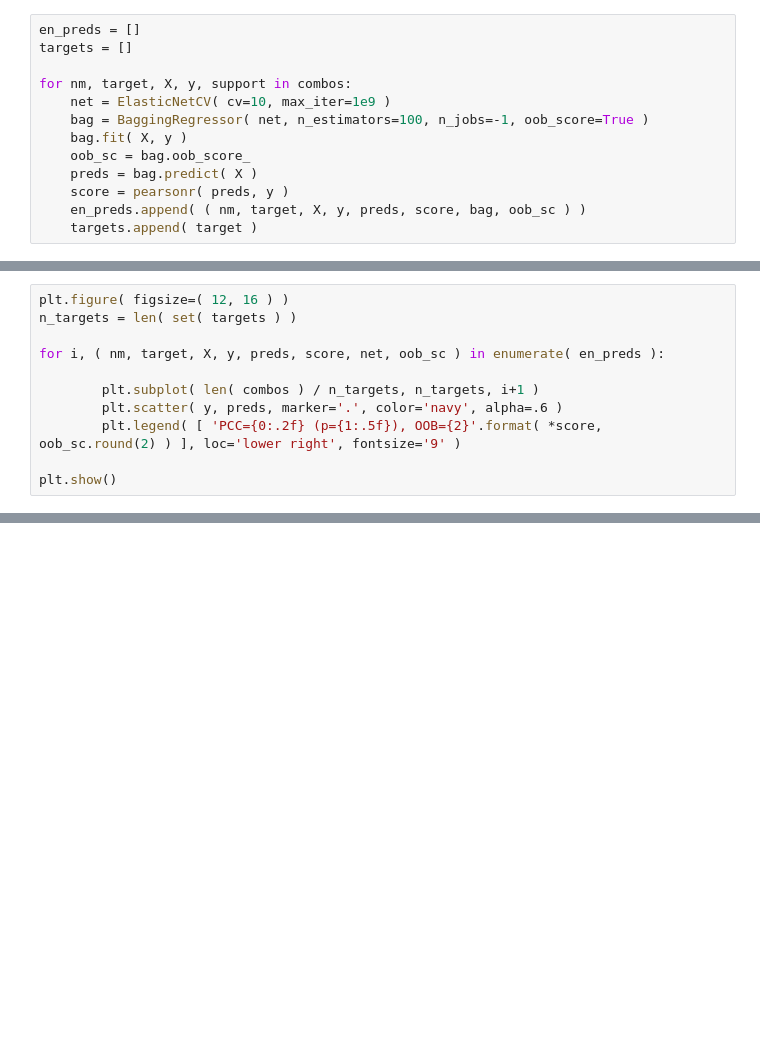
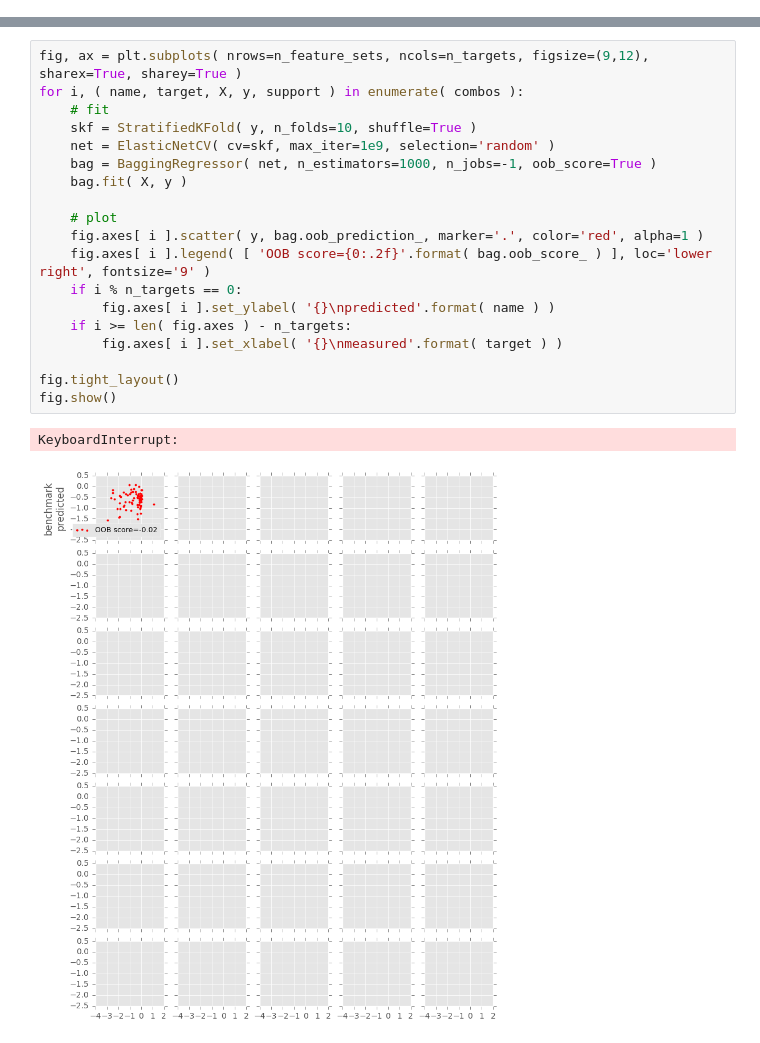
Before and after one commit to dacarlin/bagel-benchmark, a Jupyter notebook: machine_learning/elastic_net_with_bagging.ipynb, the cells around one changed output, grey strips where cells are left out. Cells and saved outputs as stored; diff of their text form; blank space fills up the shorter version.

```diff
--- a/machine_learning/elastic_net_with_bagging.ipynb
+++ b/machine_learning/elastic_net_with_bagging.ipynb
@@ -27,13 +30,0 @@ Using bagging
-# %%
-en_preds = []
-targets = []
-
-for nm, target, X, y, support in combos:
-    net = ElasticNetCV( cv=10, max_iter=1e9 )
-    bag = BaggingRegressor( net, n_estimators=100, n_jobs=-1, oob_score=True )
-    bag.fit( X, y )
-    oob_sc = bag.oob_score_
-    preds = bag.predict( X )
-    score = pearsonr( preds, y )
-    en_preds.append( ( nm, target, X, y, preds, score, bag, oob_sc ) )
-    targets.append( target )
@@ -42,11 +30,0 @@ Facet the data sets and targets
-# %%
-plt.figure( figsize=( 12, 16 ) )
-n_targets = len( set( targets ) )
-
-for i, ( nm, target, X, y, preds, score, net, oob_sc ) in enumerate( en_preds ):
-
-        plt.subplot( len( combos ) / n_targets, n_targets, i+1 )
-        plt.scatter( y, preds, marker='.', color='navy', alpha=.6 )
-        plt.legend( [ 'PCC={0:.2f} (p={1:.5f}), OOB={2}'.format( *score, oob_sc.round(2) ) ], loc='lower right', fontsize='9' )
-
-plt.show()
@@ -97,0 +35,22 @@ plt.show()
+# %%
+fig, ax = plt.subplots( nrows=n_feature_sets, ncols=n_targets, figsize=(9,12), sharex=True, sharey=True )
+for i, ( name, target, X, y, support ) in enumerate( combos ):
+    # fit
+    skf = StratifiedKFold( y, n_folds=10, shuffle=True )
+    net = ElasticNetCV( cv=skf, max_iter=1e9, selection='random' )
+    bag = BaggingRegressor( net, n_estimators=1000, n_jobs=-1, oob_score=True )
+    bag.fit( X, y )
+
+    # plot
+    fig.axes[ i ].scatter( y, bag.oob_prediction_, marker='.', color='red', alpha=1 )
+    fig.axes[ i ].legend( [ 'OOB score={0:.2f}'.format( bag.oob_score_ ) ], loc='lower right', fontsize='9' )
+    if i % n_targets == 0:
+        fig.axes[ i ].set_ylabel( '{}\npredicted'.format( name ) )
+    if i >= len( fig.axes ) - n_targets:
+        fig.axes[ i ].set_xlabel( '{}\nmeasured'.format( target ) )
+
+fig.tight_layout()
+fig.show()
+# %% [output]
+KeyboardInterrupt:
+[figure, added]
```
Also changed, not shown: parts of 10 cells of this notebook, 1 other file.
